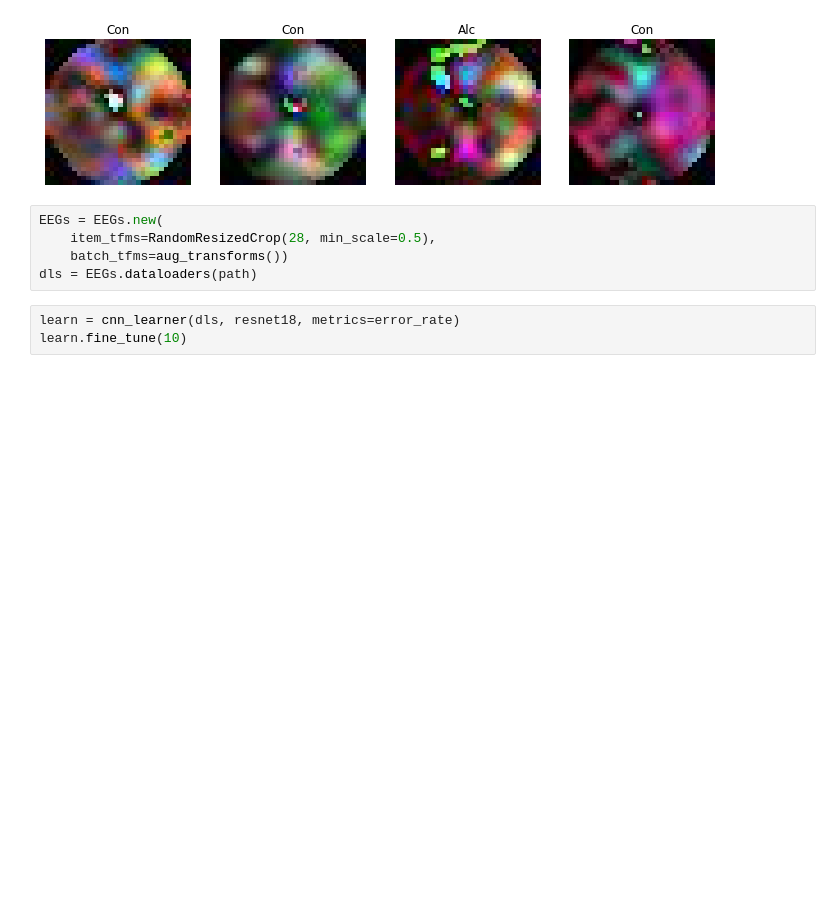
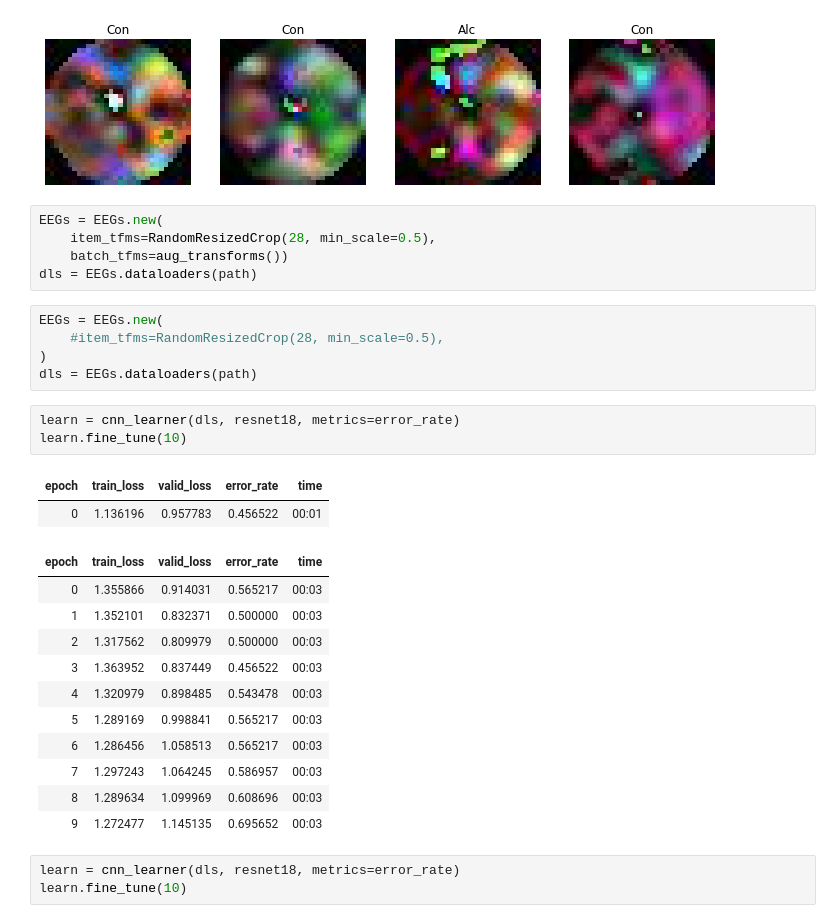
Before and after one commit to jamescavanagh/unpackAI, a Jupyter notebook: EEG_Alchoholism.ipynb, the cells around one changed output. Saved outputs shown, nothing was run; the diff lists cells and outputs as text; blank space fills up the shorter version.

```diff
--- a/EEG_Alchoholism.ipynb
+++ b/EEG_Alchoholism.ipynb
@@ -696,6 +696,28 @@ EEGs = EEGs.new(
     item_tfms=RandomResizedCrop(28, min_scale=0.5),
     batch_tfms=aug_transforms())
 dls = EEGs.dataloaders(path)
+# %%
+EEGs = EEGs.new(
+    #item_tfms=RandomResizedCrop(28, min_scale=0.5),
+)
+dls = EEGs.dataloaders(path)
+# %%
+learn = cnn_learner(dls, resnet18, metrics=error_rate)
+learn.fine_tune(10)
+# %% [output]
+| epoch | train_loss | valid_loss | error_rate | time |
+| 0 | 1.136196 | 0.957783 | 0.456522 | 00:01 |
+| epoch | train_loss | valid_loss | error_rate | time |
+| 0 | 1.355866 | 0.914031 | 0.565217 | 00:03 |
+| 1 | 1.352101 | 0.832371 | 0.500000 | 00:03 |
+| 2 | 1.317562 | 0.809979 | 0.500000 | 00:03 |
+| 3 | 1.363952 | 0.837449 | 0.456522 | 00:03 |
+| 4 | 1.320979 | 0.898485 | 0.543478 | 00:03 |
+| 5 | 1.289169 | 0.998841 | 0.565217 | 00:03 |
+| 6 | 1.286456 | 1.058513 | 0.565217 | 00:03 |
+| 7 | 1.297243 | 1.064245 | 0.586957 | 00:03 |
+| 8 | 1.289634 | 1.099969 | 0.608696 | 00:03 |
+| 9 | 1.272477 | 1.145135 | 0.695652 | 00:03 |
 # %%
 learn = cnn_learner(dls, resnet18, metrics=error_rate)
 learn.fine_tune(10)
```
Also changed, not shown: parts of 13 cells of this notebook.
